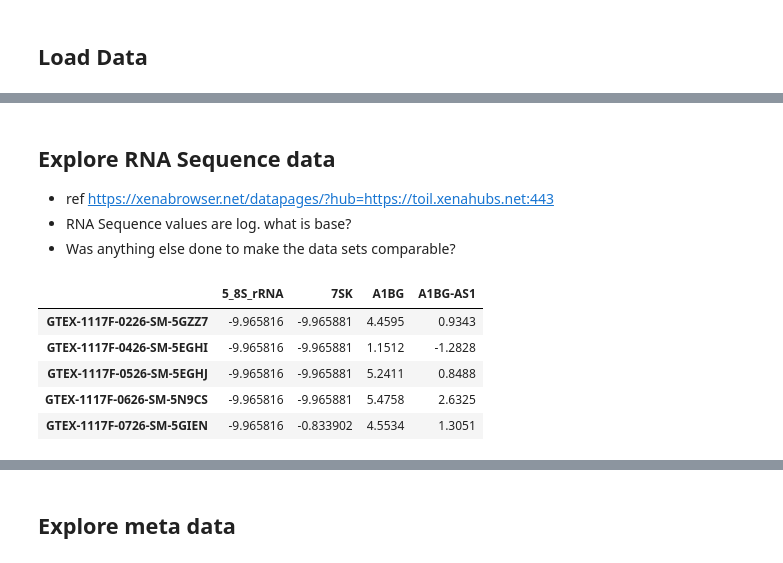
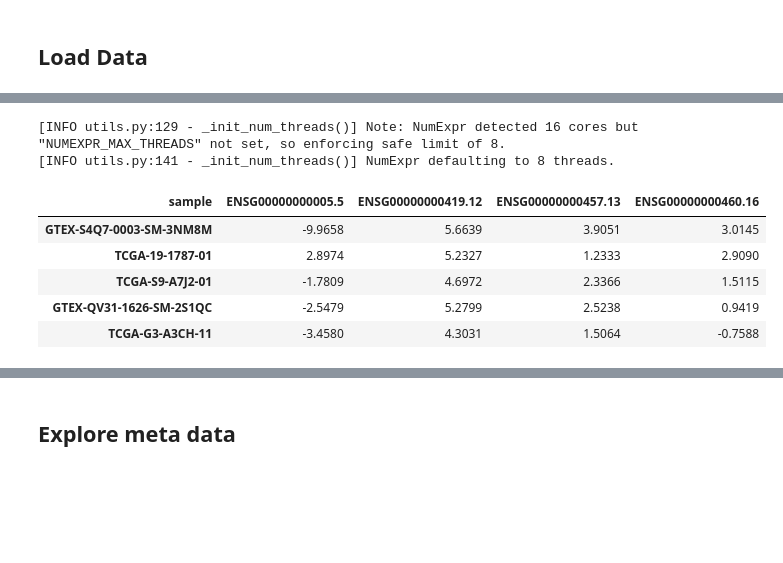
Before and after one commit to aedavids/findBiomarkers, a Jupyter notebook: jupyterNotebooks/lungCancerClassifierExploration.ipynb, the cells around one changed output, grey strips where cells are left out. Saved outputs shown, nothing was run; the diff lists cells and outputs as text; code cells hidden in the pictures; blank space fills up the shorter version.

```diff
--- a/jupyterNotebooks/lungCancerClassifierExploration.ipynb
+++ b/jupyterNotebooks/lungCancerClassifierExploration.ipynb
@@ -60,15 +40,20 @@ Wall time: 20.1 s
-# %% [markdown]
-## Explore RNA Sequence data
-- ref [https://xenabrowser.net/datapages/?hub=https://toil.xenahubs.net:443](https://xenabrowser.net/datapages/?hub=https://toil.xenahubs.net:443)
-- RNA Sequence values are log. what is base?
-- Was anything else done to make the data sets comparable?
+# %%
+dataDir = pl.Path("../data")
+if not dataDir.exists() :
+    dataDir.mkdir()
+
+loader = TCGA_Target_GTex(dataDir)
+XDF, YDF = loader.loadTCGA_Target_GTex()
+# %% [output]
+[INFO utils.py:129 - _init_num_threads()] Note: NumExpr detected 16 cores but "NUMEXPR_MAX_THREADS" not set, so enforcing safe limit of 8.
+[INFO utils.py:141 - _init_num_threads()] NumExpr defaulting to 8 threads.
 # %%
-X.head().iloc[:, 1:5]
+XDF.head().iloc[:, 1:5]
 # %% [output]
-|  | 5_8S_rRNA | 7SK | A1BG | A1BG-AS1 |
-| GTEX-1117F-0226-SM-5GZZ7 | -9.965816 | -9.965881 | 4.4595 | 0.9343 |
-| GTEX-1117F-0426-SM-5EGHI | -9.965816 | -9.965881 | 1.1512 | -1.2828 |
-| GTEX-1117F-0526-SM-5EGHJ | -9.965816 | -9.965881 | 5.2411 | 0.8488 |
-| GTEX-1117F-0626-SM-5N9CS | -9.965816 | -9.965881 | 5.4758 | 2.6325 |
-| GTEX-1117F-0726-SM-5GIEN | -9.965816 | -0.833902 | 4.5534 | 1.3051 |
+| sample | ENSG00000000005.5 | ENSG00000000419.12 | ENSG00000000457.13 | ENSG00000000460.16 |
+| GTEX-S4Q7-0003-SM-3NM8M | -9.9658 | 5.6639 | 3.9051 | 3.0145 |
+| TCGA-19-1787-01 | 2.8974 | 5.2327 | 1.2333 | 2.9090 |
+| TCGA-S9-A7J2-01 | -1.7809 | 4.6972 | 2.3366 | 1.5115 |
+| GTEX-QV31-1626-SM-2S1QC | -2.5479 | 5.2799 | 2.5238 | 0.9419 |
+| TCGA-G3-A3CH-11 | -3.4580 | 4.3031 | 1.5064 | -0.7588 |
 # %%
```
Also changed, not shown: parts of 15 cells of this notebook, 11 other files.
